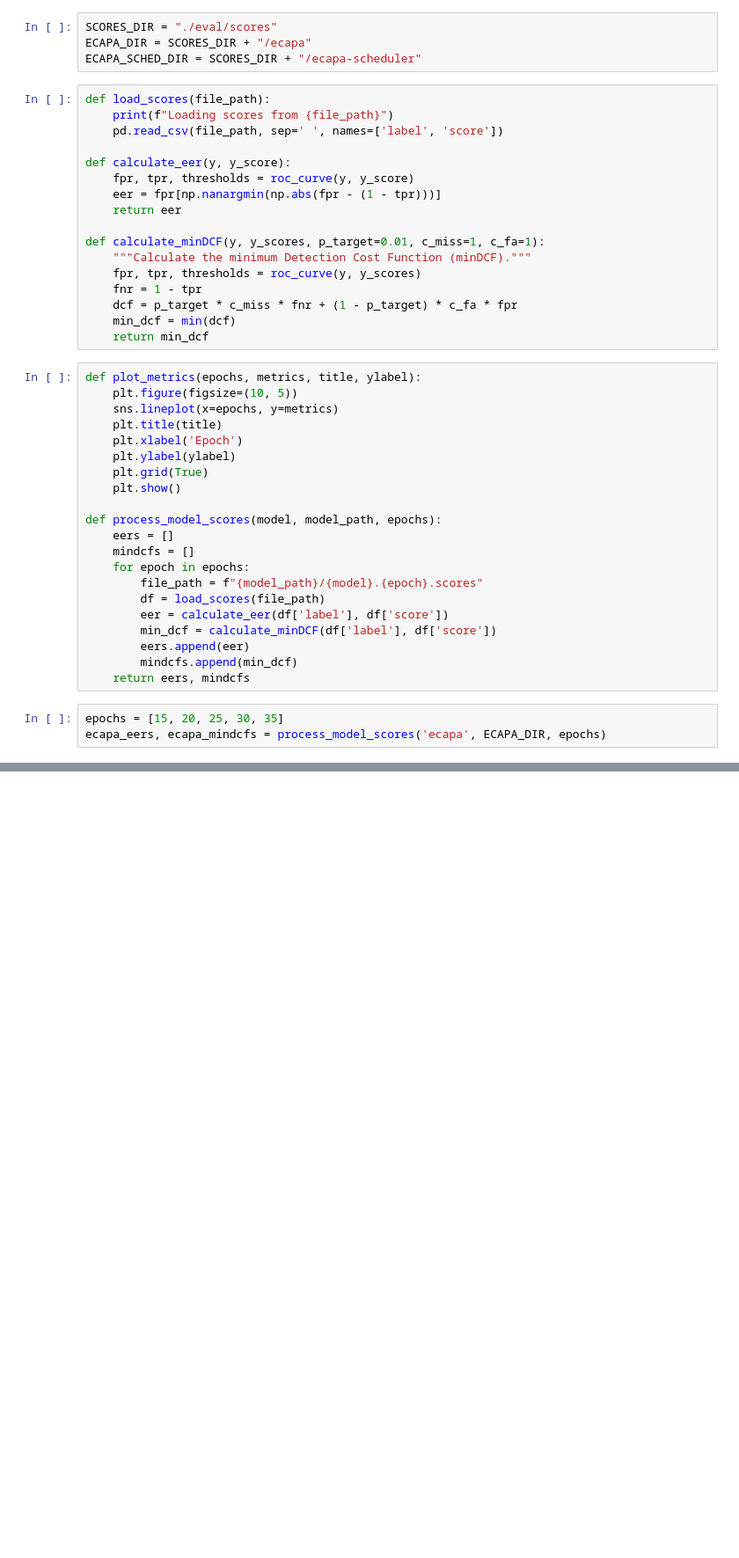
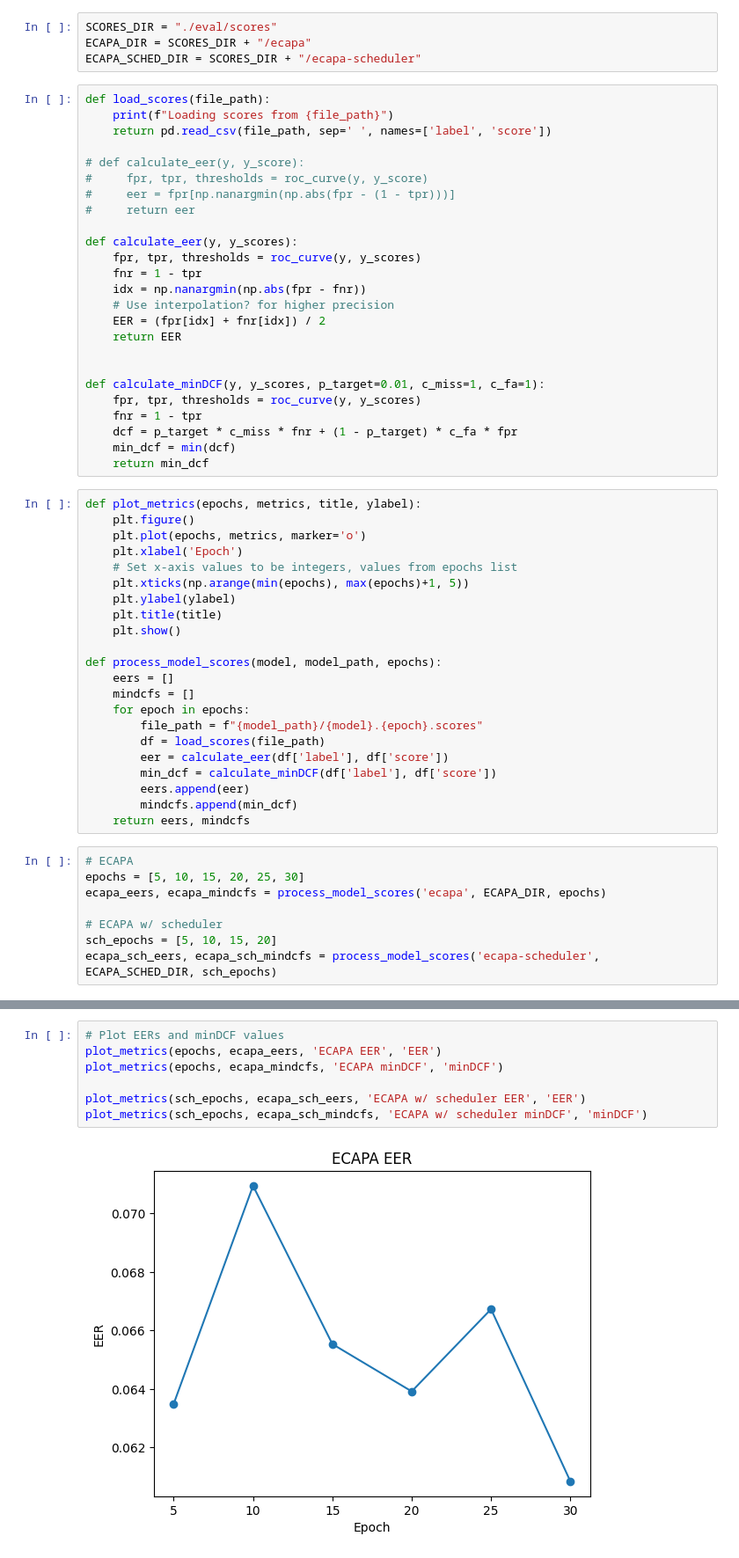
Before and after one commit to simon-smida/KNN-project, a Jupyter notebook: analysis/eer-mindcf-analysis.ipynb, the cells around one changed output, grey strips where cells are left out. Shown: that part at 88% size. Drawn from its saved outputs; the diff is of its cells as text; blank space fills up the shorter version.

Commit message:
fixing eer-mindcf analysis notebook

```diff
--- a/analysis/eer-mindcf-analysis.ipynb
+++ b/analysis/eer-mindcf-analysis.ipynb
@@ -14,15 +14,23 @@ ECAPA_SCHED_DIR = SCORES_DIR + "/ecapa-scheduler"
 # %%
 def load_scores(file_path):
     print(f"Loading scores from {file_path}")
-    pd.read_csv(file_path, sep=' ', names=['label', 'score'])
+    return pd.read_csv(file_path, sep=' ', names=['label', 'score'])
 
-def calculate_eer(y, y_score):
-    fpr, tpr, thresholds = roc_curve(y, y_score)
-    eer = fpr[np.nanargmin(np.abs(fpr - (1 - tpr)))]
-    return eer
+# def calculate_eer(y, y_score):
+#     fpr, tpr, thresholds = roc_curve(y, y_score)
+#     eer = fpr[np.nanargmin(np.abs(fpr - (1 - tpr)))]
+#     return eer
+
+def calculate_eer(y, y_scores):
+    fpr, tpr, thresholds = roc_curve(y, y_scores)
+    fnr = 1 - tpr
+    idx = np.nanargmin(np.abs(fpr - fnr))
+    # Use interpolation? for higher precision
+    EER = (fpr[idx] + fnr[idx]) / 2
+    return EER
+
 
 def calculate_minDCF(y, y_scores, p_target=0.01, c_miss=1, c_fa=1):
-    """Calculate the minimum Detection Cost Function (minDCF)."""
     fpr, tpr, thresholds = roc_curve(y, y_scores)
     fnr = 1 - tpr
     dcf = p_target * c_miss * fnr + (1 - p_target) * c_fa * fpr
@@ -30,12 +38,13 @@ def calculate_minDCF(y, y_scores, p_target=0.01, c_miss=1, c_fa=1):
     return min_dcf
 # %%
 def plot_metrics(epochs, metrics, title, ylabel):
-    plt.figure(figsize=(10, 5))
-    sns.lineplot(x=epochs, y=metrics)
+    plt.figure()
+    plt.plot(epochs, metrics, marker='o')
+    plt.xlabel('Epoch')
+    # Set x-axis values to be integers, values from epochs list
+    plt.xticks(np.arange(min(epochs), max(epochs)+1, 5))
+    plt.ylabel(ylabel)
     plt.title(title)
-    plt.xlabel('Epoch')
-    plt.ylabel(ylabel)
-    plt.grid(True)
     plt.show()
 
 def process_model_scores(model, model_path, epochs):
@@ -50,6 +59,11 @@ def process_model_scores(model, model_path, epochs):
         mindcfs.append(min_dcf)
     return eers, mindcfs
 # %%
-epochs = [15, 20, 25, 30, 35]
+# ECAPA
+epochs = [5, 10, 15, 20, 25, 30]
 ecapa_eers, ecapa_mindcfs = process_model_scores('ecapa', ECAPA_DIR, epochs)
+
+# ECAPA w/ scheduler
+sch_epochs = [5, 10, 15, 20]
+ecapa_sch_eers, ecapa_sch_mindcfs = process_model_scores('ecapa-scheduler', ECAPA_SCHED_DIR, sch_epochs)
 # %% [output]
@@ -56,0 +92,9 @@ TypeError: 'NoneType' object is not subscriptable
+# %%
+# Plot EERs and minDCF values
+plot_metrics(epochs, ecapa_eers, 'ECAPA EER', 'EER')
+plot_metrics(epochs, ecapa_mindcfs, 'ECAPA minDCF', 'minDCF')
+
+plot_metrics(sch_epochs, ecapa_sch_eers, 'ECAPA w/ scheduler EER', 'EER')
+plot_metrics(sch_epochs, ecapa_sch_mindcfs, 'ECAPA w/ scheduler minDCF', 'minDCF')
+# %% [output]
+[figure, added]
```
Also changed, not shown: parts of 6 cells of this notebook.
